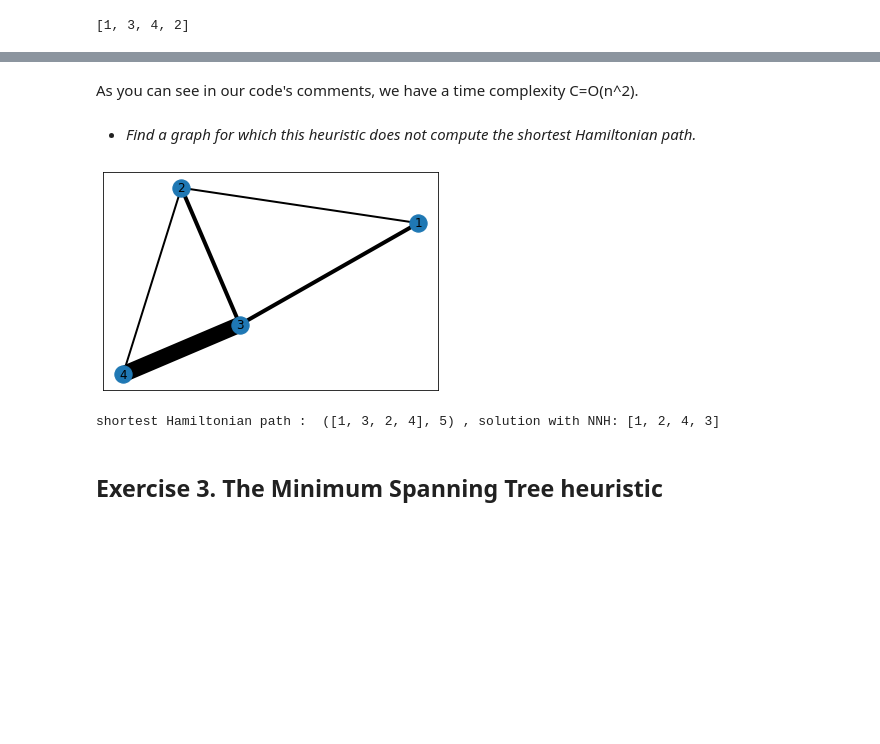
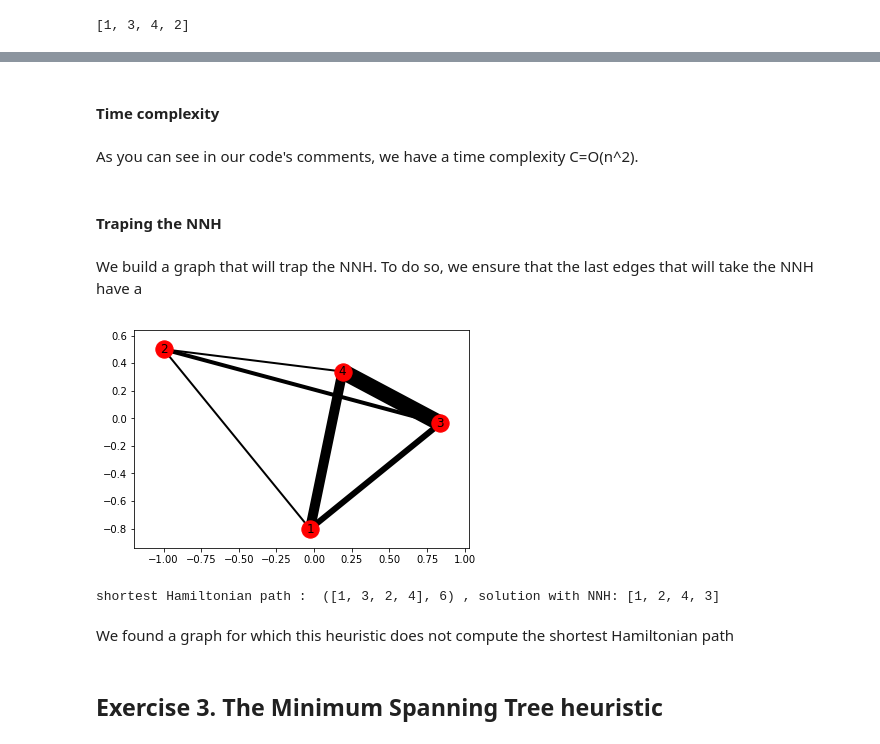
Before and after one commit to RuzickaJiri/Computer_Sciences, a Jupyter notebook: Traveling_Salesman.ipynb, the cells around one changed output, grey strips where cells are left out. Cells and saved outputs as stored; diff of their text form; code cells hidden in the pictures; blank space fills up the shorter version.

```diff
--- a/Traveling_Salesman.ipynb
+++ b/Traveling_Salesman.ipynb
@@ -136,23 +132,29 @@ NNH(testG,1)
+# %% [markdown]
+#### Time complexity
 # %% [markdown]
 As you can see in our code's comments, we have a time complexity C=O(n^2).
-# %% [markdown]
-- *Find a graph for which this heuristic does not compute the shortest Hamiltonian path.*
+# %% [markdown]
+#### Traping the NNH
+# %% [markdown]
+We build a graph that will trap the NNH. To do so, we ensure that the last edges that will take the NNH have a
 # %%
 trapG= nx.Graph()
 trapG.add_nodes_from([1,2,3,4])
-trapG.add_weighted_edges_from([(1, 2,1),(1,3,2),(2,3,2),(2,4,1),(3,4,8)])
+trapG.add_weighted_edges_from([(1, 2,1),(1,3,3),(2,3,2),(2,4,1),(3,4,8),(1,4,5)])
 pos = nx.spring_layout(trapG)
 nx.draw_networkx_nodes(trapG, pos)
 nx.draw_networkx_labels(trapG, pos)
 for edg in trapG.edges():
      nx.draw_networkx_edges(trapG, pos, edgelist=[edg],
                        width=2*trapG[edg[0]][edg[1]]["weight"])
 # %% [output]
-[figure, old version]
+[figure, new version]
 # %%
 print("shortest Hamiltonian path : ",HRF(trapG,1),", solution with NNH:",(NNH(trapG,1)))
 # %% [output]
-shortest Hamiltonian path :  ([1, 3, 2, 4], 5) , solution with NNH: [1, 2, 4, 3]
+shortest Hamiltonian path :  ([1, 3, 2, 4], 6) , solution with NNH: [1, 2, 4, 3]
+# %% [markdown]
+We found a graph for which this heuristic does not compute the shortest Hamiltonian path
 # %% [markdown]
 ## Exercise 3. The Minimum Spanning Tree heuristic
 # %% [markdown]
```
Also changed, not shown: parts of 35 cells of this notebook.
